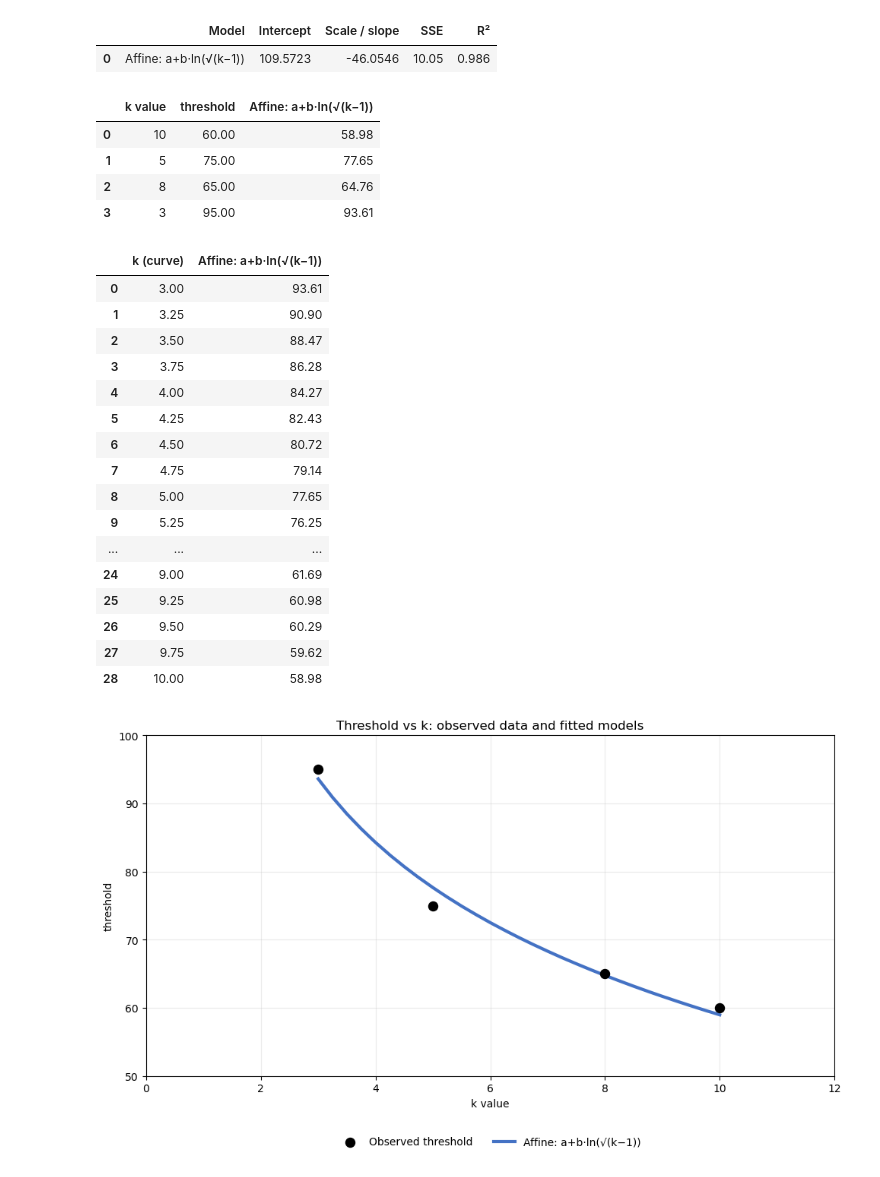
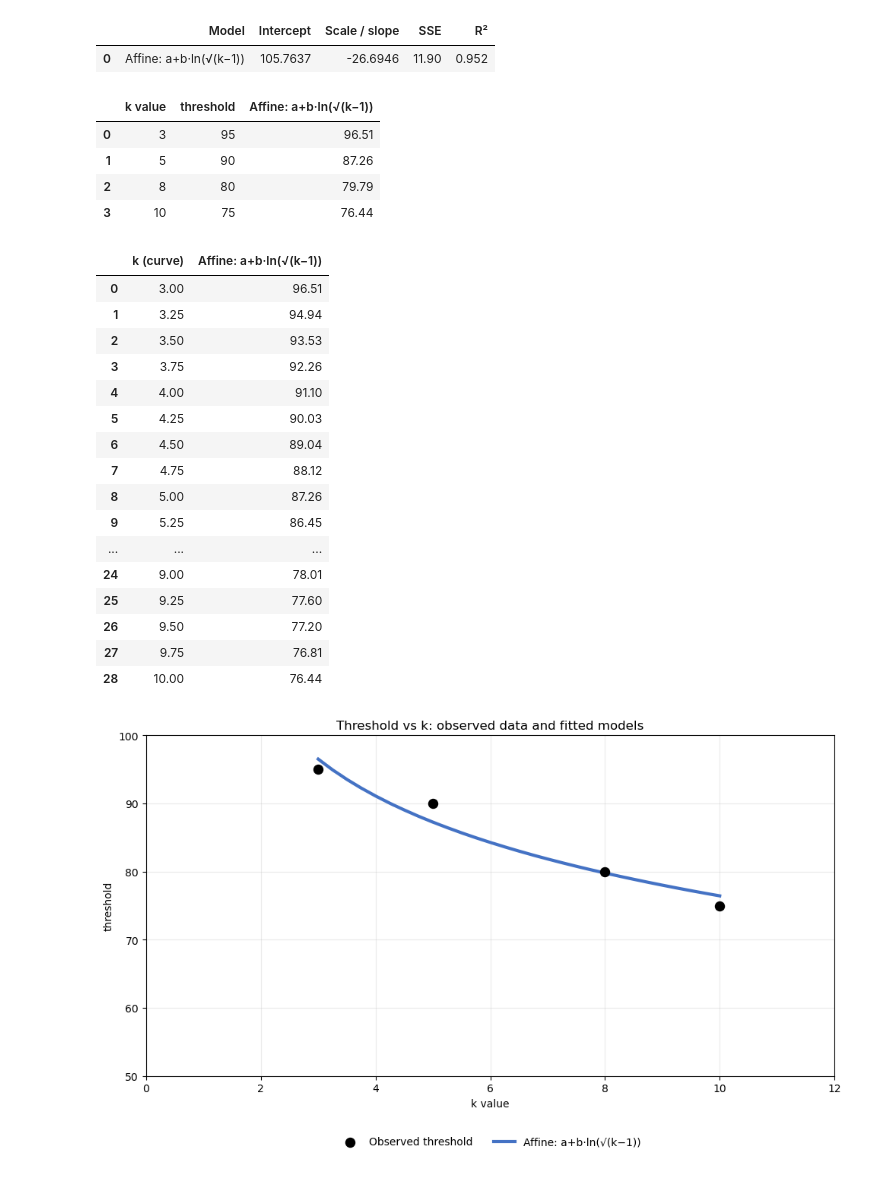
Before and after one commit to TheOpenSI/ADAPT, a Jupyter notebook: calibration_threshold/results_auto_threshold/Threshold Analyser (remote).ipynb, the cells around one changed output. Drawn from its saved outputs; the diff is of its cells as text; code cells hidden in the pictures.

```diff
--- a/calibration_threshold/results_auto_threshold/Threshold Analyser (remote).ipynb
+++ b/calibration_threshold/results_auto_threshold/Threshold Analyser (remote).ipynb
@@ -116,8 +84,13 @@ from IPython.display import display
 
 # %% Observed data from Sheet1!A2:B5
 observed = pd.DataFrame({
-'k value': [10, 5, 8, 3],
-'threshold': [60.0, 75.0, 65.0, 95.0],
+'k value': [3,5,8,10],
+# 'threshold': [95, 80, 70, 60], # # BAAI/bge-large-en-v1.5
+
+# 'threshold': [90, 85, 75, 70], # Qwen/Qwen3-Embedding-4B
+'threshold': [95, 90, 80, 75], # Qwen/Qwen3-Reranker-4B
+
+# 'threshold': [95, 90, 85, 85], # mixedbread-ai/mxbai-rerank-large-v2
 })
 k = observed['k value'].to_numpy(dtype=float)
 y = observed['threshold'].to_numpy(dtype=float)
@@ -187,52 +160,52 @@ for name, (_, _, predict) in models.items():
     curve_data[name] = predict(k_curve)
     display(curve_data.style.format(precision=2))
 
 # %% Chart
 fig, ax = plt.subplots(figsize=(10, 6))
 ax.scatter(k, y, s=75, color='black', label='Observed threshold', zorder=5)
 colors = ['#4472C4', '#ED7D31', '#70AD47', '#A5A5A5', '#7030A0']
 for (name, (_, _, predict)), color in zip(models.items(), colors):
     width = 3.0 if name.startswith('Affine') else 1.8
     ax.plot(k_curve, predict(k_curve), label=name, color=color, linewidth=width)
 
     ax.set_title('Threshold vs k: observed data and fitted models')
     ax.set_xlabel('k value')
     ax.set_ylabel('threshold')
     ax.set_xlim(0, 12)
     ax.set_ylim(50, 100)
     ax.grid(True, alpha=0.25)
     ax.legend(loc='upper center', bbox_to_anchor=(0.5, -0.15), ncol=2, frameon=False)
     fig.tight_layout()
     plt.show()
 
 # %% Optional: save notebook outputs
 model_summary.to_csv('model_summary.csv', index=False)
 curve_data.to_csv('threshold_model_curves.csv', index=False)
 fig.savefig('threshold_model_comparison.png', dpi=150, bbox_inches='tight', facecolor='white')
 # %% [output]
 |  | Model | Intercept | Scale / slope | SSE | R² |
-| 0 | Affine: a+b·ln(√(k−1)) | 109.5723 | -46.0546 | 10.05 | 0.986 |
+| 0 | Affine: a+b·ln(√(k−1)) | 105.7637 | -26.6946 | 11.90 | 0.952 |
 |  | k value | threshold | Affine: a+b·ln(√(k−1)) |
-| 0 | 10 | 60.00 | 58.98 |
-| 1 | 5 | 75.00 | 77.65 |
-| 2 | 8 | 65.00 | 64.76 |
-| 3 | 3 | 95.00 | 93.61 |
+| 0 | 3 | 95 | 96.51 |
+| 1 | 5 | 90 | 87.26 |
+| 2 | 8 | 80 | 79.79 |
+| 3 | 10 | 75 | 76.44 |
 |  | k (curve) | Affine: a+b·ln(√(k−1)) |
-| 0 | 3.00 | 93.61 |
-| 1 | 3.25 | 90.90 |
-| 2 | 3.50 | 88.47 |
-| 3 | 3.75 | 86.28 |
-| 4 | 4.00 | 84.27 |
-| 5 | 4.25 | 82.43 |
-| 6 | 4.50 | 80.72 |
-| 7 | 4.75 | 79.14 |
-| 8 | 5.00 | 77.65 |
-| 9 | 5.25 | 76.25 |
+| 0 | 3.00 | 96.51 |
+| 1 | 3.25 | 94.94 |
+| 2 | 3.50 | 93.53 |
+| 3 | 3.75 | 92.26 |
+| 4 | 4.00 | 91.10 |
+| 5 | 4.25 | 90.03 |
+| 6 | 4.50 | 89.04 |
+| 7 | 4.75 | 88.12 |
+| 8 | 5.00 | 87.26 |
+| 9 | 5.25 | 86.45 |
 | ... | ... | ... |
-| 24 | 9.00 | 61.69 |
-| 25 | 9.25 | 60.98 |
-| 26 | 9.50 | 60.29 |
-| 27 | 9.75 | 59.62 |
-| 28 | 10.00 | 58.98 |
+| 24 | 9.00 | 78.01 |
+| 25 | 9.25 | 77.60 |
+| 26 | 9.50 | 77.20 |
+| 27 | 9.75 | 76.81 |
+| 28 | 10.00 | 76.44 |
-[figure, old version]
+[figure, new version]
 # %%
```
Also changed, not shown: parts of 9 cells of this notebook, 4 other files.
